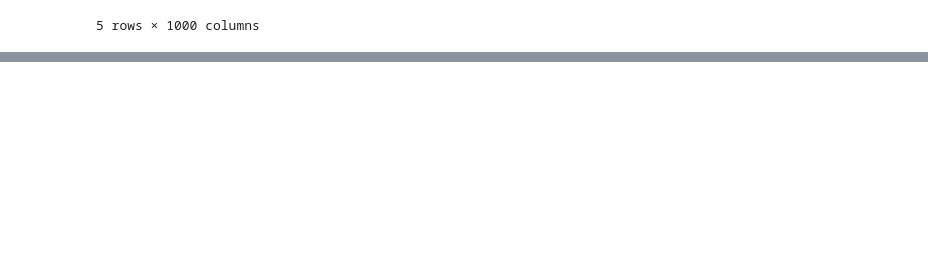
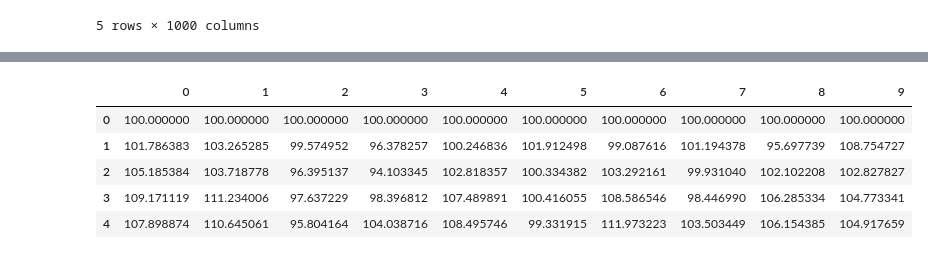
Before and after one commit to allaccountstaken/risk_toolkit, a Jupyter notebook: random_walk.ipynb, the cells around one changed output, grey strips where cells are left out. Cells and saved outputs as stored; diff of their text form; code cells hidden in the pictures; blank space fills up the shorter version.

```diff
--- a/random_walk.ipynb
+++ b/random_walk.ipynb
@@ -60,0 +74,9 @@ def gbm1(n_years=10, n_scenarios=1000,
+# %%
+gbm1(n_scenarios=10).head()
+# %% [output]
+|  | 0 | 1 | 2 | 3 | 4 | 5 | 6 | 7 | 8 | 9 |
+| 0 | 100.000000 | 100.000000 | 100.000000 | 100.000000 | 100.000000 | 100.000000 | 100.000000 | 100.000000 | 100.000000 | 100.000000 |
+| 1 | 101.786383 | 103.265285 | 99.574952 | 96.378257 | 100.246836 | 101.912498 | 99.087616 | 101.194378 | 95.697739 | 108.754727 |
+| 2 | 105.185384 | 103.718778 | 96.395137 | 94.103345 | 102.818357 | 100.334382 | 103.292161 | 99.931040 | 102.102208 | 102.827827 |
+| 3 | 109.171119 | 111.234006 | 97.637229 | 98.396812 | 107.489891 | 100.416055 | 108.586546 | 98.446990 | 106.285334 | 104.773341 |
+| 4 | 107.898874 | 110.645061 | 95.804164 | 104.038716 | 108.495746 | 99.331915 | 111.973223 | 103.503449 | 106.154385 | 104.917659 |
```
Also changed, not shown: parts of 7 cells of this notebook.
